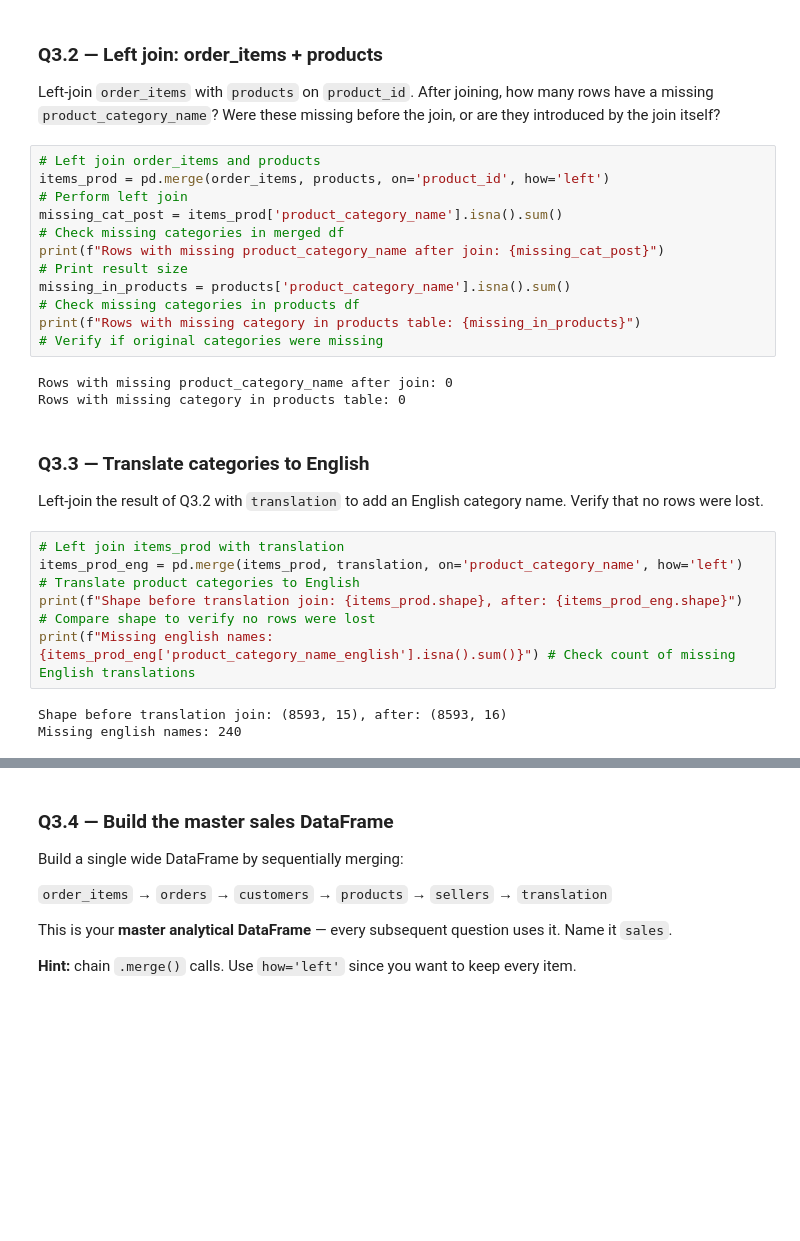
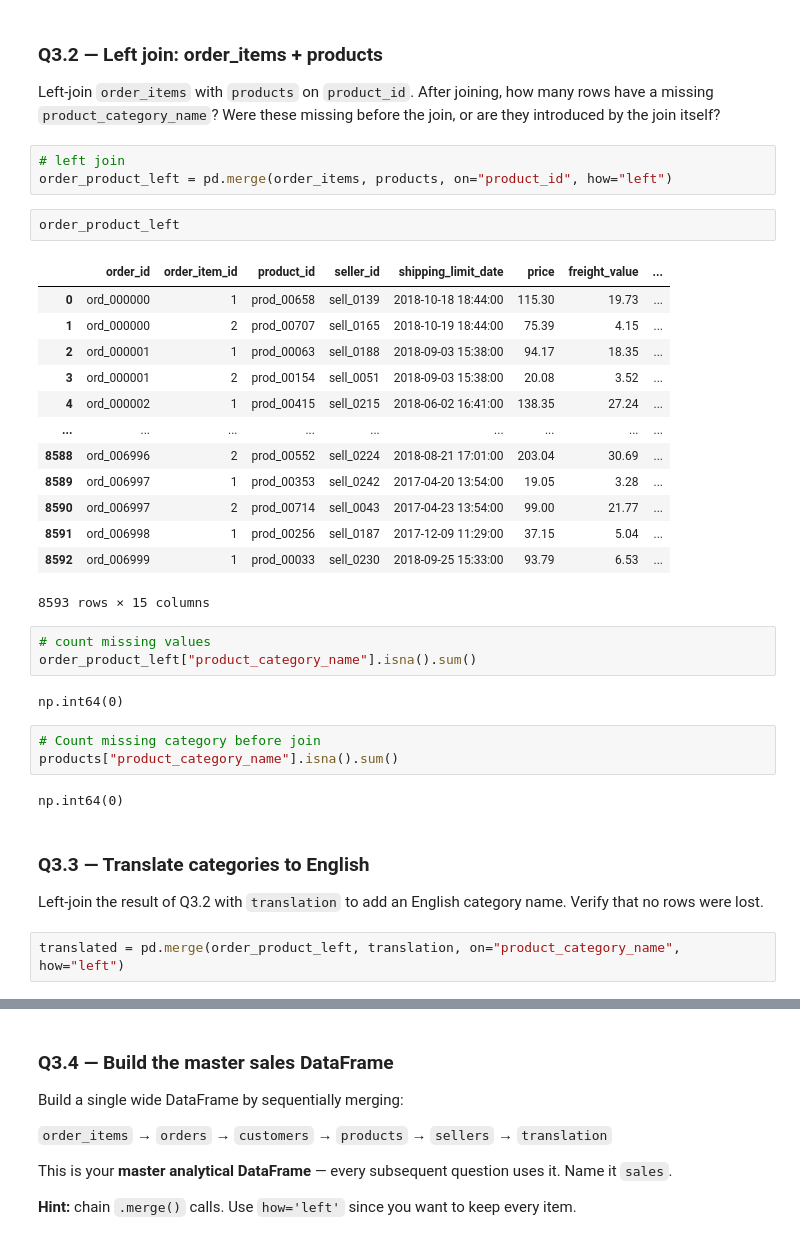
Before and after one commit to SumanSudo/DSML, a Jupyter notebook: Day4/Assignment/Pandas_Sales_Assignment.ipynb, the cells around one changed output, grey strips where cells are left out. Saved outputs shown, nothing was run; the diff lists cells and outputs as text; blank space fills up the shorter version.

```diff
--- a/Day4/Assignment/Pandas_Sales_Assignment.ipynb
+++ b/Day4/Assignment/Pandas_Sales_Assignment.ipynb
@@ -778,23 +816,36 @@ Name: count, dtype: int64
 ### Q3.2 — Left join: order_items + products
 Left-join `order_items` with `products` on `product_id`. After joining, how many rows have a missing `product_category_name`? Were these missing before the join, or are they introduced by the join itself?
 # %%
-# Left join order_items and products
-items_prod = pd.merge(order_items, products, on='product_id', how='left')                     # Perform left join
-missing_cat_post = items_prod['product_category_name'].isna().sum()                            # Check missing categories in merged df
-print(f"Rows with missing product_category_name after join: {missing_cat_post}")               # Print result size
-missing_in_products = products['product_category_name'].isna().sum()                           # Check missing categories in products df
-print(f"Rows with missing category in products table: {missing_in_products}")                 # Verify if original categories were missing
+# left join
+order_product_left = pd.merge(order_items, products, on="product_id", how="left")
-# %% [output]
-Rows with missing product_category_name after join: 0
-Rows with missing category in products table: 0
+# %%
+order_product_left
+# %% [output]
+|  | order_id | order_item_id | product_id | seller_id | shipping_limit_date | price | freight_value | ... |
+| 0 | ord_000000 | 1 | prod_00658 | sell_0139 | 2018-10-18 18:44:00 | 115.30 | 19.73 | ... |
+| 1 | ord_000000 | 2 | prod_00707 | sell_0165 | 2018-10-19 18:44:00 | 75.39 | 4.15 | ... |
+| 2 | ord_000001 | 1 | prod_00063 | sell_0188 | 2018-09-03 15:38:00 | 94.17 | 18.35 | ... |
+| 3 | ord_000001 | 2 | prod_00154 | sell_0051 | 2018-09-03 15:38:00 | 20.08 | 3.52 | ... |
+| 4 | ord_000002 | 1 | prod_00415 | sell_0215 | 2018-06-02 16:41:00 | 138.35 | 27.24 | ... |
+| ... | ... | ... | ... | ... | ... | ... | ... | ... |
+| 8588 | ord_006996 | 2 | prod_00552 | sell_0224 | 2018-08-21 17:01:00 | 203.04 | 30.69 | ... |
+| 8589 | ord_006997 | 1 | prod_00353 | sell_0242 | 2017-04-20 13:54:00 | 19.05 | 3.28 | ... |
+| 8590 | ord_006997 | 2 | prod_00714 | sell_0043 | 2017-04-23 13:54:00 | 99.00 | 21.77 | ... |
+| 8591 | ord_006998 | 1 | prod_00256 | sell_0187 | 2017-12-09 11:29:00 | 37.15 | 5.04 | ... |
+| 8592 | ord_006999 | 1 | prod_00033 | sell_0230 | 2018-09-25 15:33:00 | 93.79 | 6.53 | ... |
+8593 rows × 15 columns
+# %%
+# count missing values
+order_product_left["product_category_name"].isna().sum()
+# %% [output]
+np.int64(0)
+# %%
+# Count missing category before join
+products["product_category_name"].isna().sum()
+# %% [output]
+np.int64(0)
 # %% [markdown]
 ### Q3.3 — Translate categories to English
 Left-join the result of Q3.2 with `translation` to add an English category name. Verify that no rows were lost.
-# %%
-# Left join items_prod with translation
-items_prod_eng = pd.merge(items_prod, translation, on='product_category_name', how='left')     # Translate product categories to English
-print(f"Shape before translation join: {items_prod.shape}, after: {items_prod_eng.shape}")     # Compare shape to verify no rows were lost
-print(f"Missing english names: {items_prod_eng['product_category_name_english'].isna().sum()}") # Check count of missing English translations
-# %% [output]
-Shape before translation join: (8593, 15), after: (8593, 16)
-Missing english names: 240
+# %%
+translated = pd.merge(order_product_left, translation, on="product_category_name", how="left")
```
Also changed, not shown: parts of 27 cells of this notebook.
